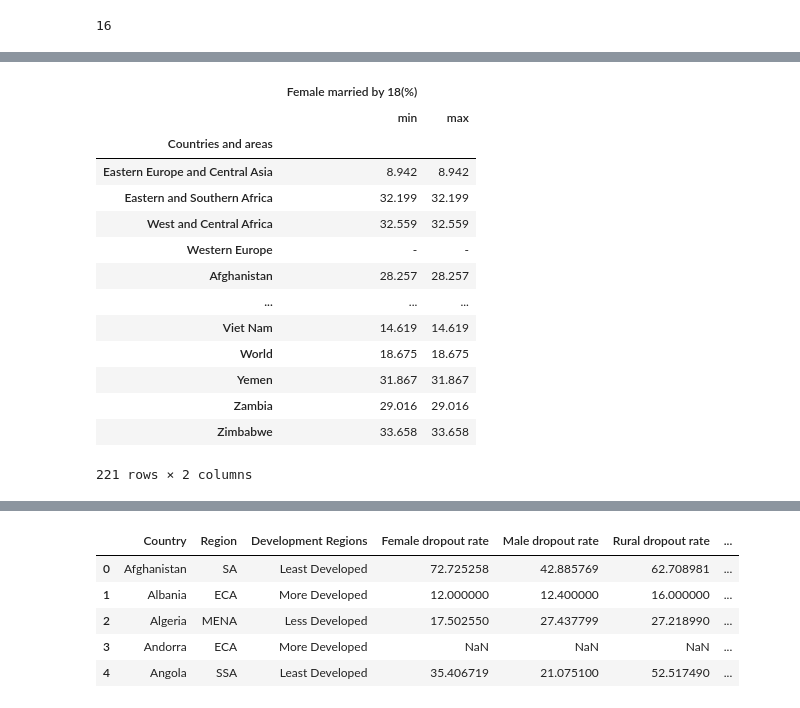
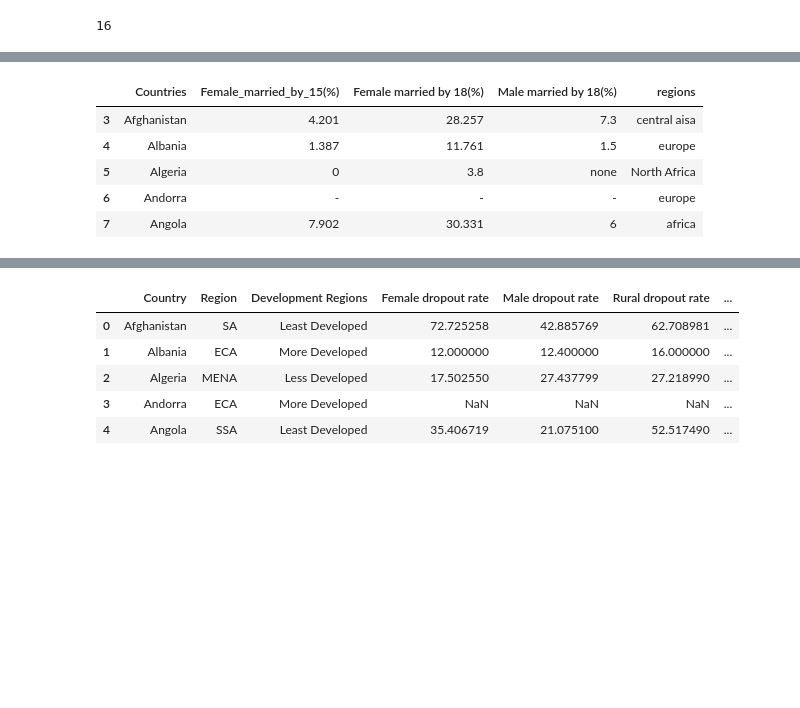
Before and after one commit to shimjide123/datman, a Jupyter notebook: PS2_Yu_Nong.ipynb, the cells around one changed output, grey strips where cells are left out. Cells and saved outputs as stored; diff of their text form; code cells hidden in the pictures; blank space fills up the shorter version.

```diff
--- a/PS2_Yu_Nong.ipynb
+++ b/PS2_Yu_Nong.ipynb
@@ -102,21 +89,15 @@ Marriage[['Countries and areas','Male married by 18(%)']][1:7]
-# %%
-Marriage.groupby('Countries and areas').agg({'Female married by 18(%)':['min', 'max']})
-# %% [output]
-|  | Female married by 18(%) |  |
-|  | min | max |
-| Countries and areas |  |  |
-| Eastern Europe and Central Asia | 8.942 | 8.942 |
-| Eastern and Southern Africa | 32.199 | 32.199 |
-| West and Central Africa | 32.559 | 32.559 |
-| Western Europe | - | - |
-| Afghanistan | 28.257 | 28.257 |
-| ... | ... | ... |
-| Viet Nam | 14.619 | 14.619 |
-| World | 18.675 | 18.675 |
-| Yemen | 31.867 | 31.867 |
-| Zambia | 29.016 | 29.016 |
-| Zimbabwe | 33.658 | 33.658 |
-221 rows × 2 columns
+# %%
+Countries_to_regions={"Afghanistan":"central aisa","Albania":"europe","Algeria":"North Africa","Andorra":"europe","Angola":"africa"}
+# %%
+Marriage["regions"]=Marriage["Countries"].map(Countries_to_regions)   #the four countries below belong to regions of central asia, north africa and europe
+Marriage.head(5)
+# %% [output]
+|  | Countries | Female_married_by_15(%) | Female married by 18(%) | Male married by 18(%) | regions |
+| 3 | Afghanistan | 4.201 | 28.257 | 7.3 | central aisa |
+| 4 | Albania | 1.387 | 11.761 | 1.5 | europe |
+| 5 | Algeria | 0 | 3.8 | none | North Africa |
+| 6 | Andorra | - | - | - | europe |
+| 7 | Angola | 7.902 | 30.331 | 6 | africa |
 # %%
 Marriage.info()
 # %% [output]
```
Also changed, not shown: parts of 13 cells of this notebook.
